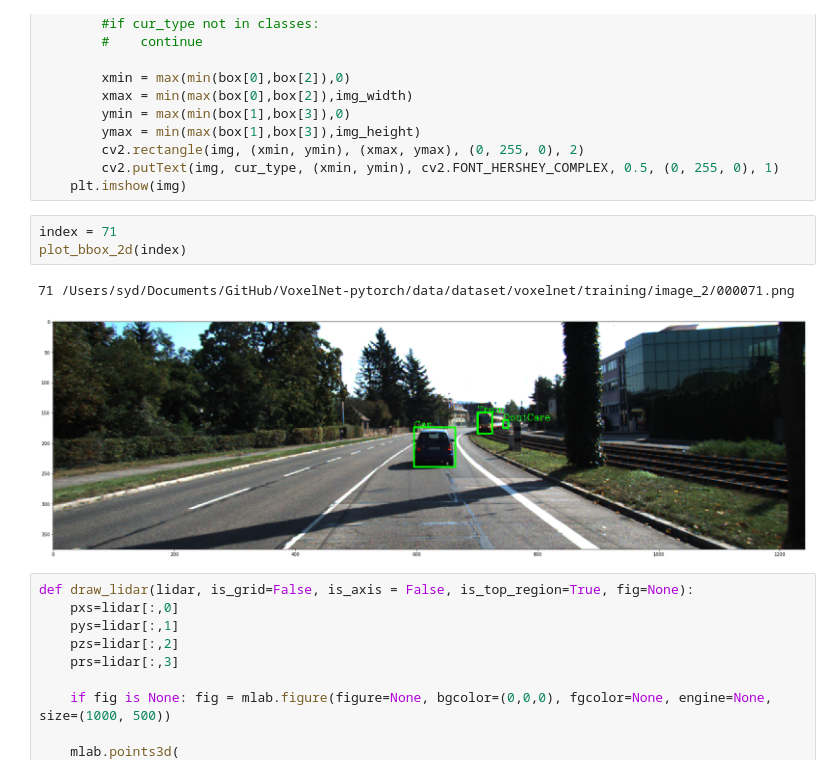
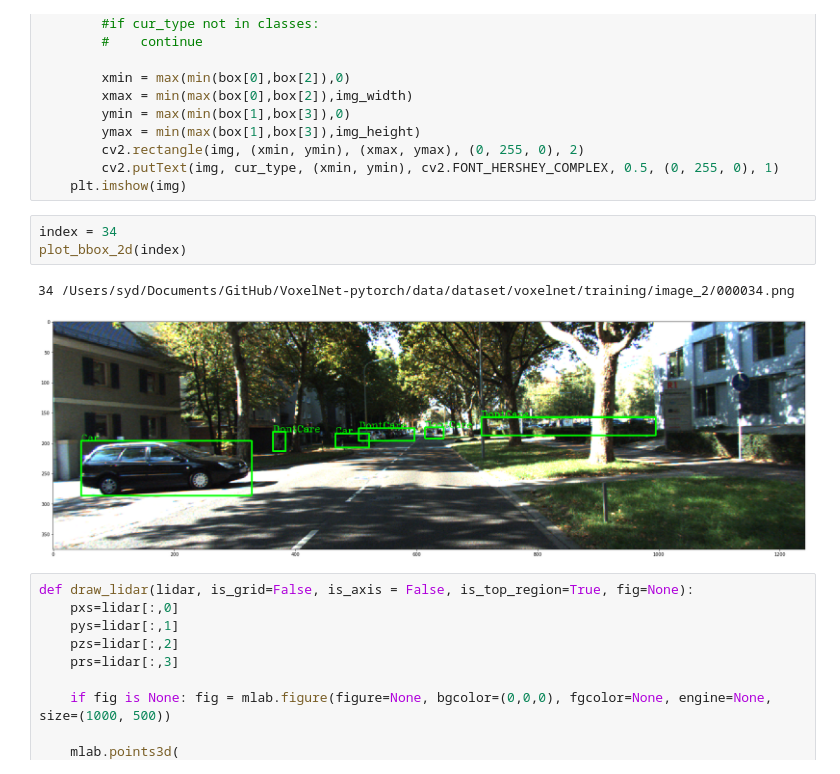
Before and after one commit to Yi-Shi94/VoxelNet-pytorch, a Jupyter notebook: visualization.ipynb, the cells around one changed output. Cells and saved outputs as stored; diff of their text form.

```diff
--- a/visualization.ipynb
+++ b/visualization.ipynb
@@ -86,11 +86,11 @@ def plot_bbox_2d(file_index):
         cv2.putText(img, cur_type, (xmin, ymin), cv2.FONT_HERSHEY_COMPLEX, 0.5, (0, 255, 0), 1)
     plt.imshow(img)
 # %%
-index = 71
+index = 34
 plot_bbox_2d(index)
 # %% [output]
-71 /Users/syd/Documents/GitHub/VoxelNet-pytorch/data/dataset/voxelnet/training/image_2/000071.png
+34 /Users/syd/Documents/GitHub/VoxelNet-pytorch/data/dataset/voxelnet/training/image_2/000034.png
-[figure, old version]
+[figure, new version]
 # %%
 def draw_lidar(lidar, is_grid=False, is_axis = False, is_top_region=True, fig=None):
     pxs=lidar[:,0]
```
Also changed, not shown: parts of 4 cells of this notebook, 15 other files.
